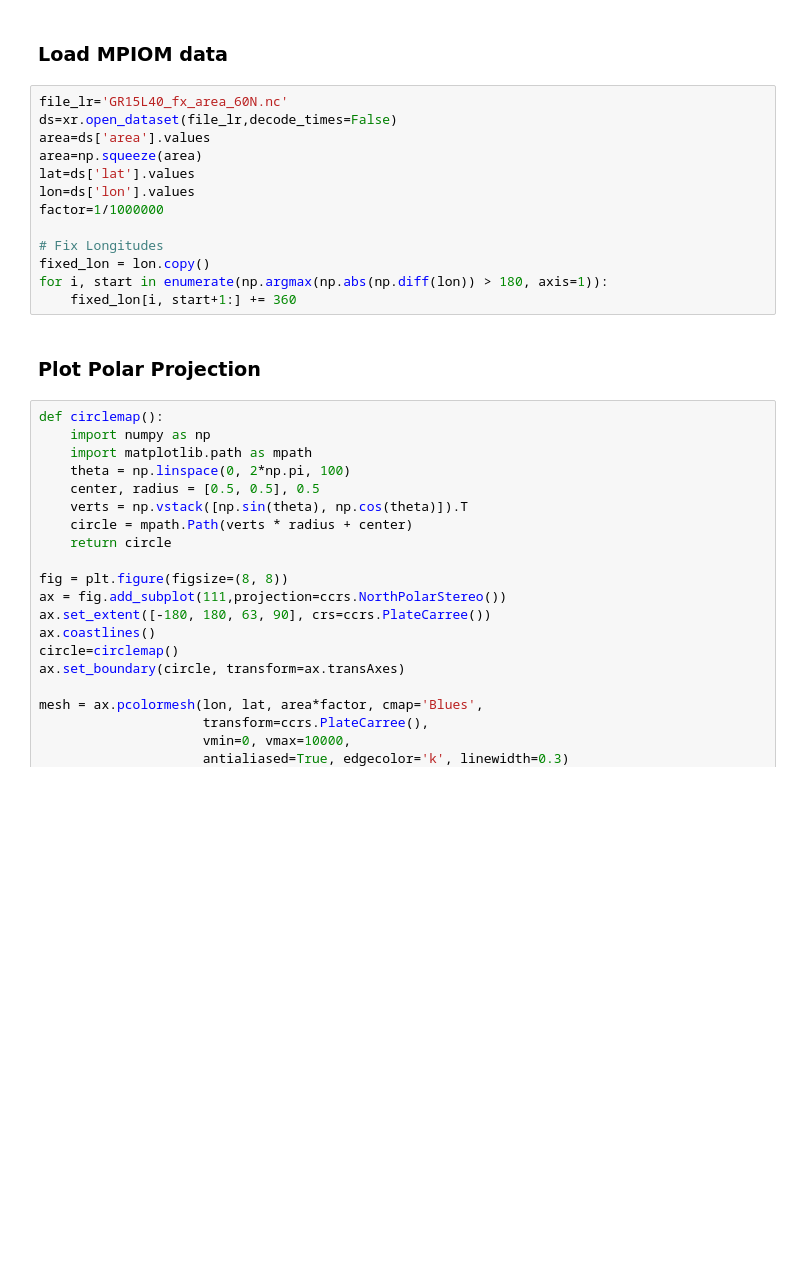
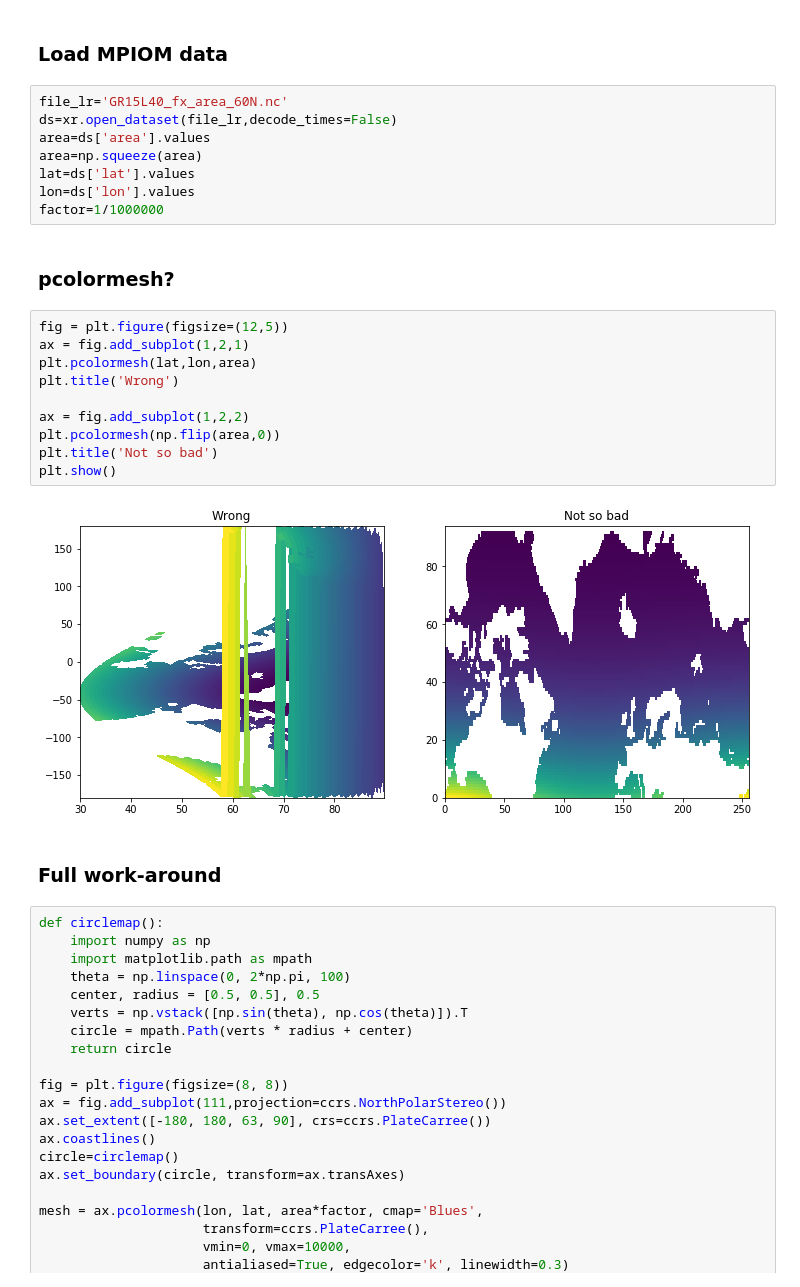
Before and after one commit to davidmnielsen/gridcell_area, a Jupyter notebook: gridcell_area_cartopy.ipynb, the cells around one changed output. Cells and saved outputs as stored; diff of their text form; blank space fills up the shorter version.

```diff
--- a/gridcell_area_cartopy.ipynb
+++ b/gridcell_area_cartopy.ipynb
@@ -22,13 +22,22 @@ area=np.squeeze(area)
 lat=ds['lat'].values
 lon=ds['lon'].values
 factor=1/1000000
-
-# Fix Longitudes
-fixed_lon = lon.copy()
-for i, start in enumerate(np.argmax(np.abs(np.diff(lon)) > 180, axis=1)):
-    fixed_lon[i, start+1:] += 360
-# %% [markdown]
-### Plot Polar Projection
+# %% [markdown]
+### pcolormesh?
+# %%
+fig = plt.figure(figsize=(12,5))
+ax = fig.add_subplot(1,2,1)
+plt.pcolormesh(lat,lon,area)
+plt.title('Wrong')
+
+ax = fig.add_subplot(1,2,2)
+plt.pcolormesh(np.flip(area,0))
+plt.title('Not so bad')
+plt.show()
+# %% [output]
+[figure, added]
+# %% [markdown]
+### Full work-around
 # %%
 def circlemap():
     import numpy as np
```
